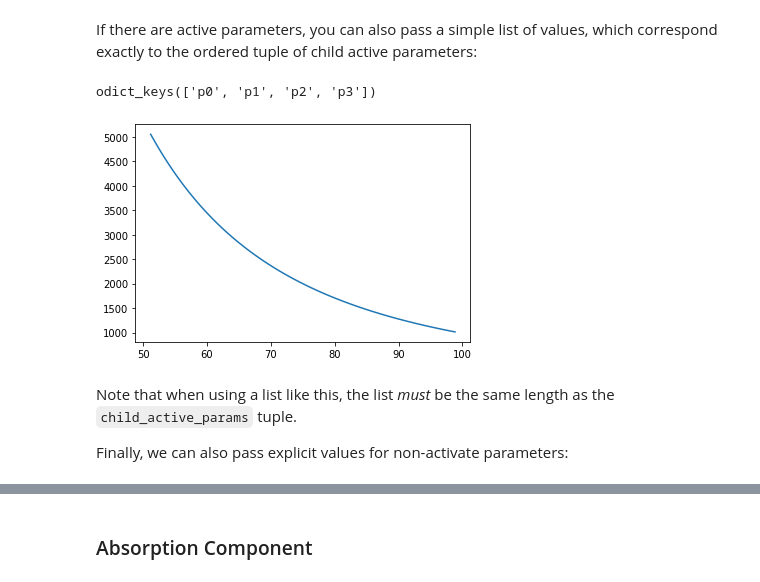
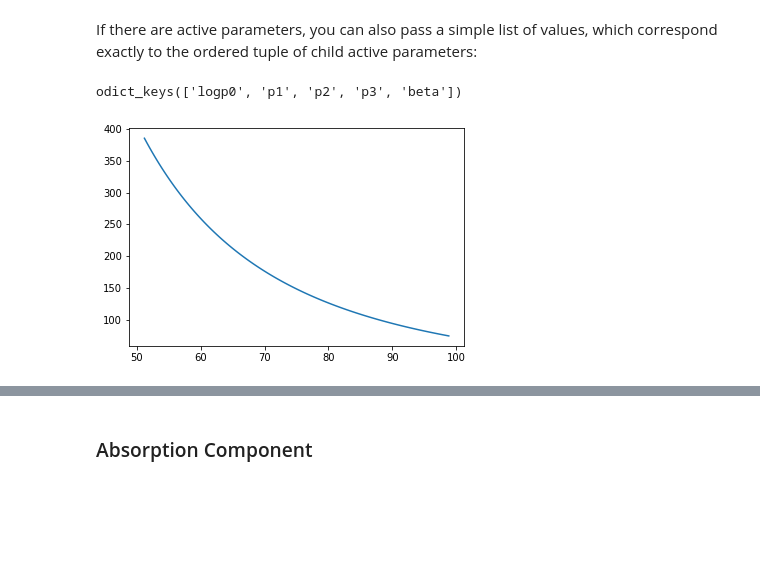
Before and after one commit to edges-collab/edges-estimate, a Jupyter notebook: docs/tutorials/getting_started.ipynb, the cells around one changed output, grey strips where cells are left out. Drawn from its saved outputs; the diff is of its cells as text; code cells hidden in the pictures; blank space fills up the shorter version.

```diff
--- a/docs/tutorials/getting_started.ipynb
+++ b/docs/tutorials/getting_started.ipynb
@@ -100,0 +167,3 @@ The full list of base parameters (defined in the class itself, not at runtime, i
+# %%
+linlog = linlog.clone(fiducial={"beta":-2.45})
+print(linlog.fiducial_params)
@@ -101 +210,38 @@ The full list of base parameters (defined in the class itself, not at runtime, i
+# %%
+linlog = linlog.clone(
+    params = {
+        "logp0": {
+            "min": np.log(1500),
+            "max": np.log(2000),
+            "prior": stats.norm(np.log(1750), 0.02),
+            "ref": stats.norm(np.log(1750), 0.01),
+            'determines': ('p0',),
+            'latex': r'\log p_0',
+            'transforms': (np.exp, ),
+            "fiducial": np.log(1750)
+        },
+        "p1": {
+            "min": -1000,
+            "max": 1000,
+            "prior": stats.norm(0, 100),
+        },
+        "p2": {
+            "min": -1000,
+            "max": 1000,
+            "prior": stats.norm(0, 100),
+        },
+        "p3": {
+            "min": -1000,
+            "max": 1000,
+            "prior": stats.norm(0, 100),
+        },
+        "beta": {
+            "min": 2.3,
+            "max": 2.7,
+            "ref": stats.norm(2.5, 0.01),
+            "transforms": (lambda x: -x,),
+            'fiducial': 2.5
+        },
+    }
+)
 # %%
@@ -137 +268,3 @@ linlog_ctx = linlog()
+# %%
+key = linlog.provides[0]
 # %%
@@ -160,11 +287,7 @@ plt.plot(linlog2.freqs, linlog2(params={"p0":100})['LinLog_spectrum']);
 If there are active parameters, you can also pass a simple list of values, which correspond exactly to the ordered tuple of child active parameters:
 # %%
 print(linlog.child_active_param_dct.keys())
-plt.plot(linlog.freqs, linlog(params=[2000, 100, -100, 50])['foregrounds_spectrum']);
+plt.plot(linlog.freqs, linlog(params=[5, 0,0,0, 2.5])[key]);
 # %% [output]
-odict_keys(['p0', 'p1', 'p2', 'p3'])
+odict_keys(['logp0', 'p1', 'p2', 'p3', 'beta'])
-[figure, old version]
+[figure, new version]
-# %% [markdown]
-Note that when using a list like this, the list _must_ be the same length as the `child_active_params` tuple.
-
-Finally, we can also pass explicit values for non-activate parameters:
```
Also changed, not shown: parts of 134 cells of this notebook, 35 other files.
